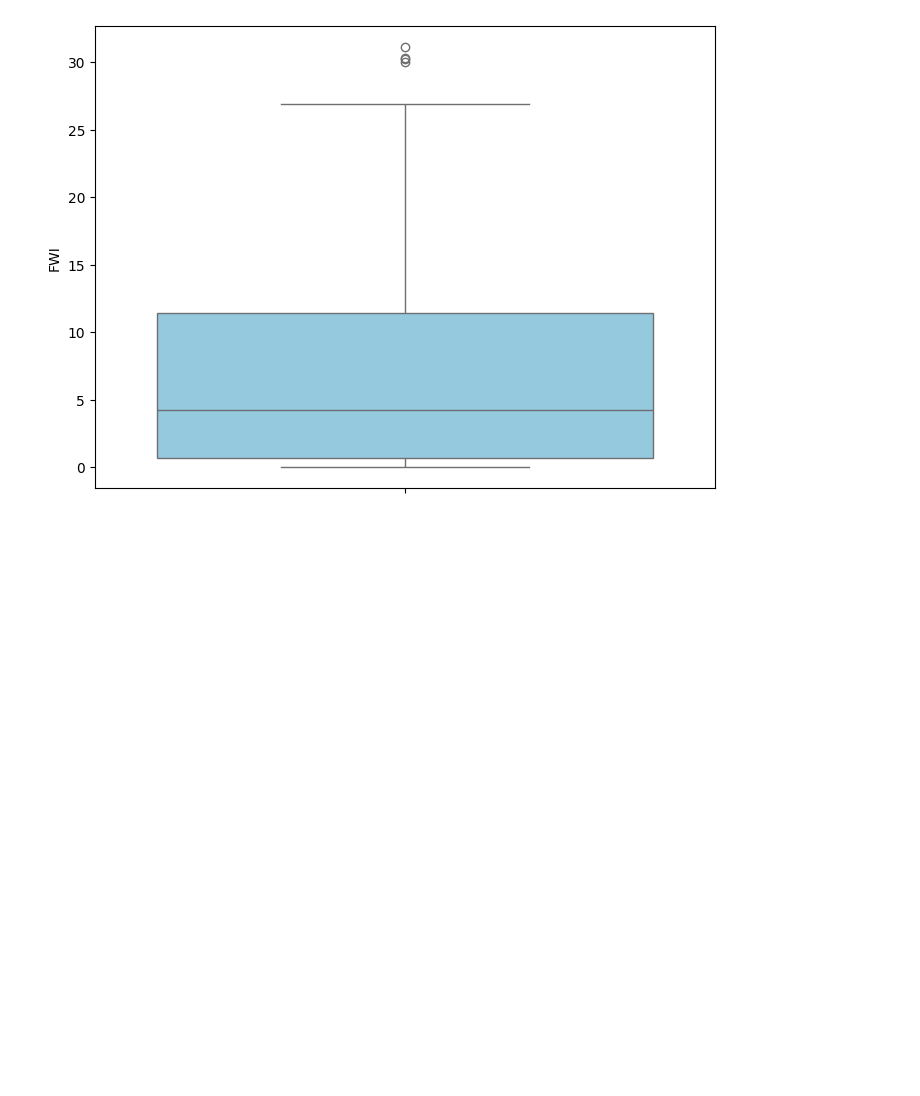
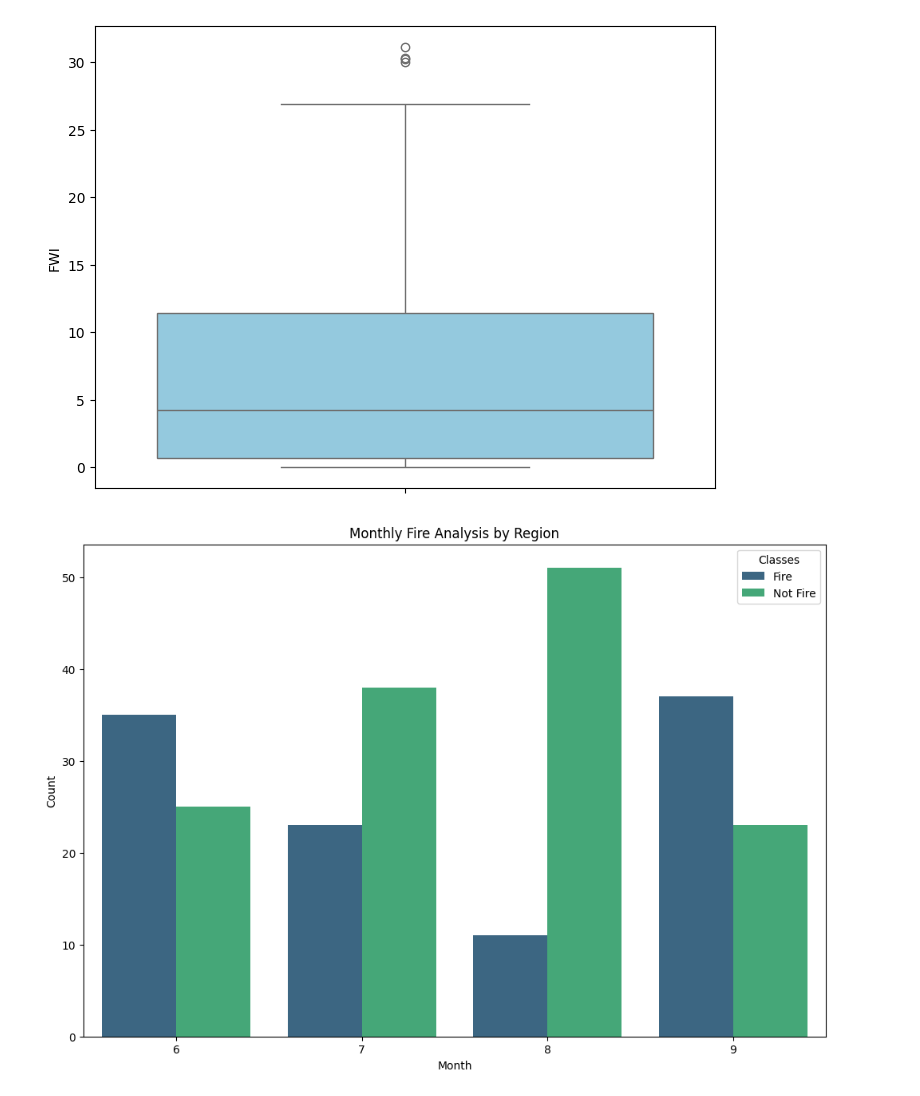
Before and after one commit to ricardorm10/Complete-Data-Science-With-Machine-Learning-And-NLP-2024, a Jupyter notebook: 3-Complete Linear Regression/Practicals/Regression Projects 2.0/linear_regression_project.ipynb, the cells around one changed output. Drawn from its saved outputs; the diff is of its cells as text; code cells hidden in the pictures; blank space fills up the shorter version.

```diff
--- a/3-Complete Linear Regression/Practicals/Regression Projects 2.0/linear_regression_project.ipynb
+++ b/3-Complete Linear Regression/Practicals/Regression Projects 2.0/linear_regression_project.ipynb
@@ -379,0 +378,11 @@ sns.boxplot(df2['FWI'], color='skyblue');
+# %%
+# Monthly fire anaysis by region
+df_temp = df.loc[df['Region'] == 1]
+plt.subplots(figsize=(12, 8))
+sns.countplot(x='month', data=df, hue='Classes', palette='viridis')
+plt.title('Monthly Fire Analysis by Region')
+plt.xlabel('Month')
+plt.ylabel('Count')
+plt.legend(title='Classes', labels=['Fire', 'Not Fire']);
+# %% [output]
+[figure, added]
```
Also changed, not shown: parts of 2 cells of this notebook.
